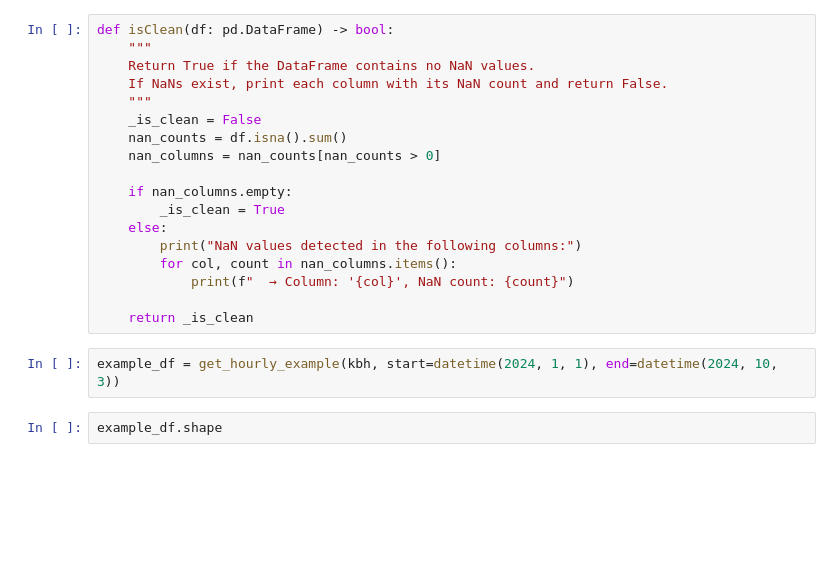
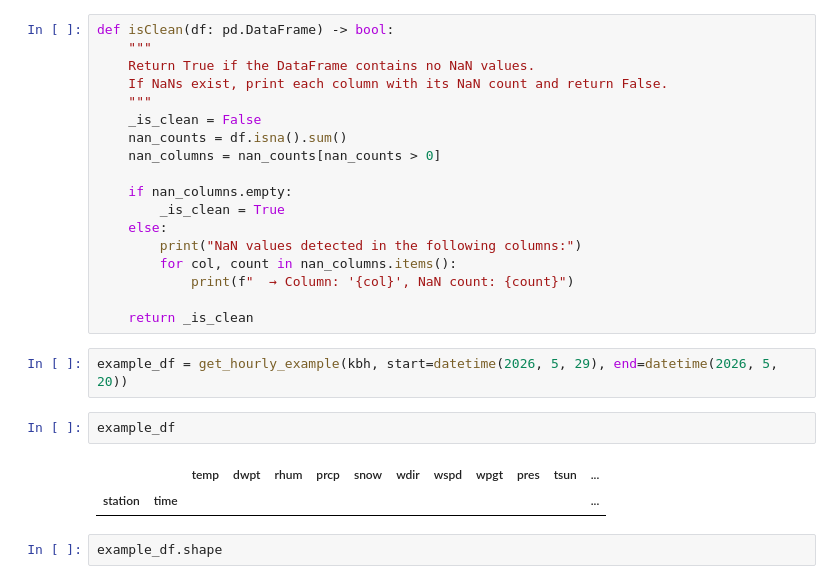
Before and after one commit to KUcyans/MeteoFormer, a Jupyter notebook: Singular.ipynb, the cells around one changed output. Drawn from its saved outputs; the diff is of its cells as text; blank space fills up the shorter version.

```diff
--- a/Singular.ipynb
+++ b/Singular.ipynb
@@ -47,7 +47,12 @@ def isClean(df: pd.DataFrame) -> bool:
 
     return _is_clean
 # %%
-example_df = get_hourly_example(kbh, start=datetime(2024, 1, 1), end=datetime(2024, 10, 3))
+example_df = get_hourly_example(kbh, start=datetime(2026, 5, 29), end=datetime(2026, 5, 20))
+# %%
+example_df
+# %% [output]
+|  |  | temp | dwpt | rhum | prcp | snow | wdir | wspd | wpgt | pres | tsun | ... |
+| station | time |  |  |  |  |  |  |  |  |  |  | ... |
 # %%
 example_df.shape
 # %% [output]
```
Also changed, not shown: 11 other files.
